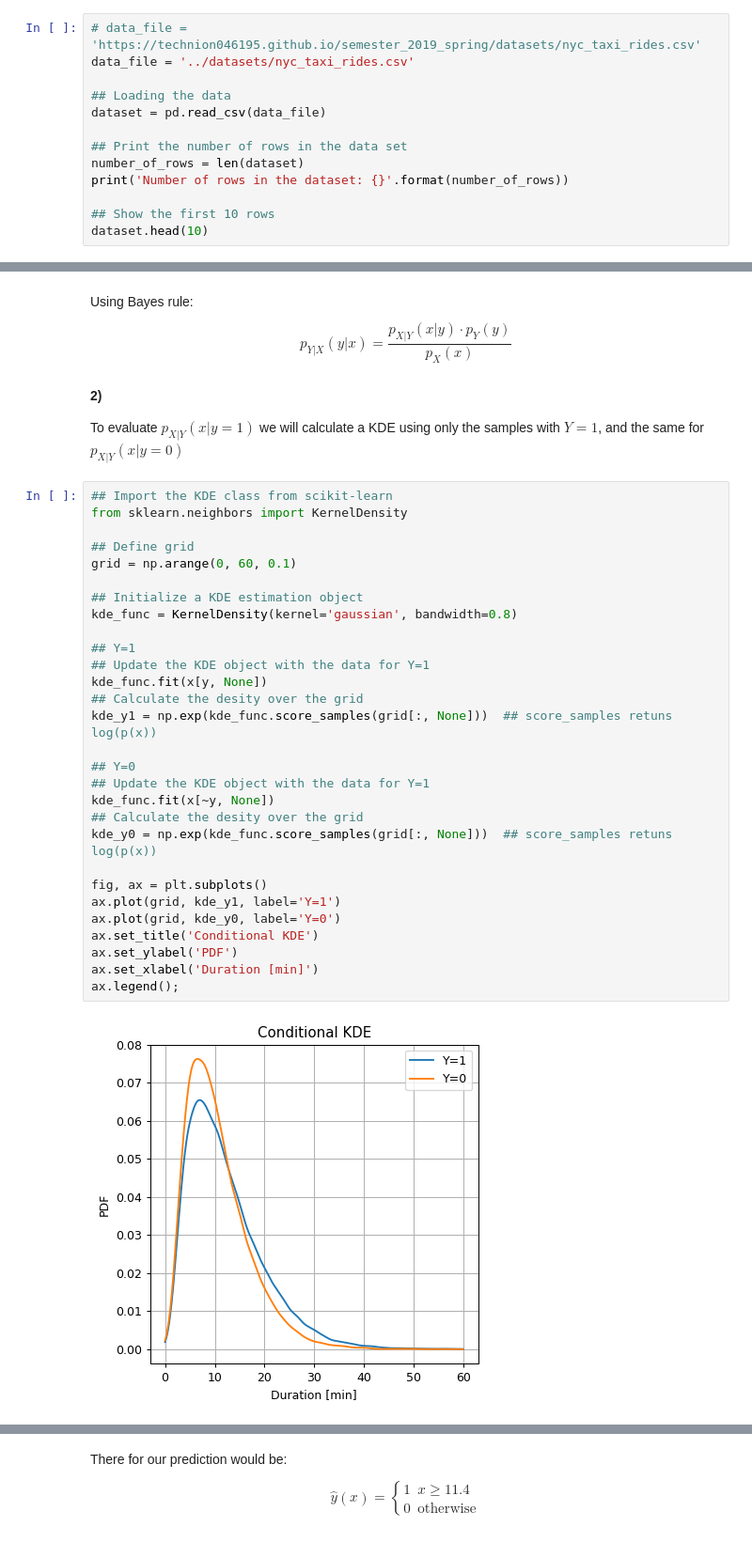
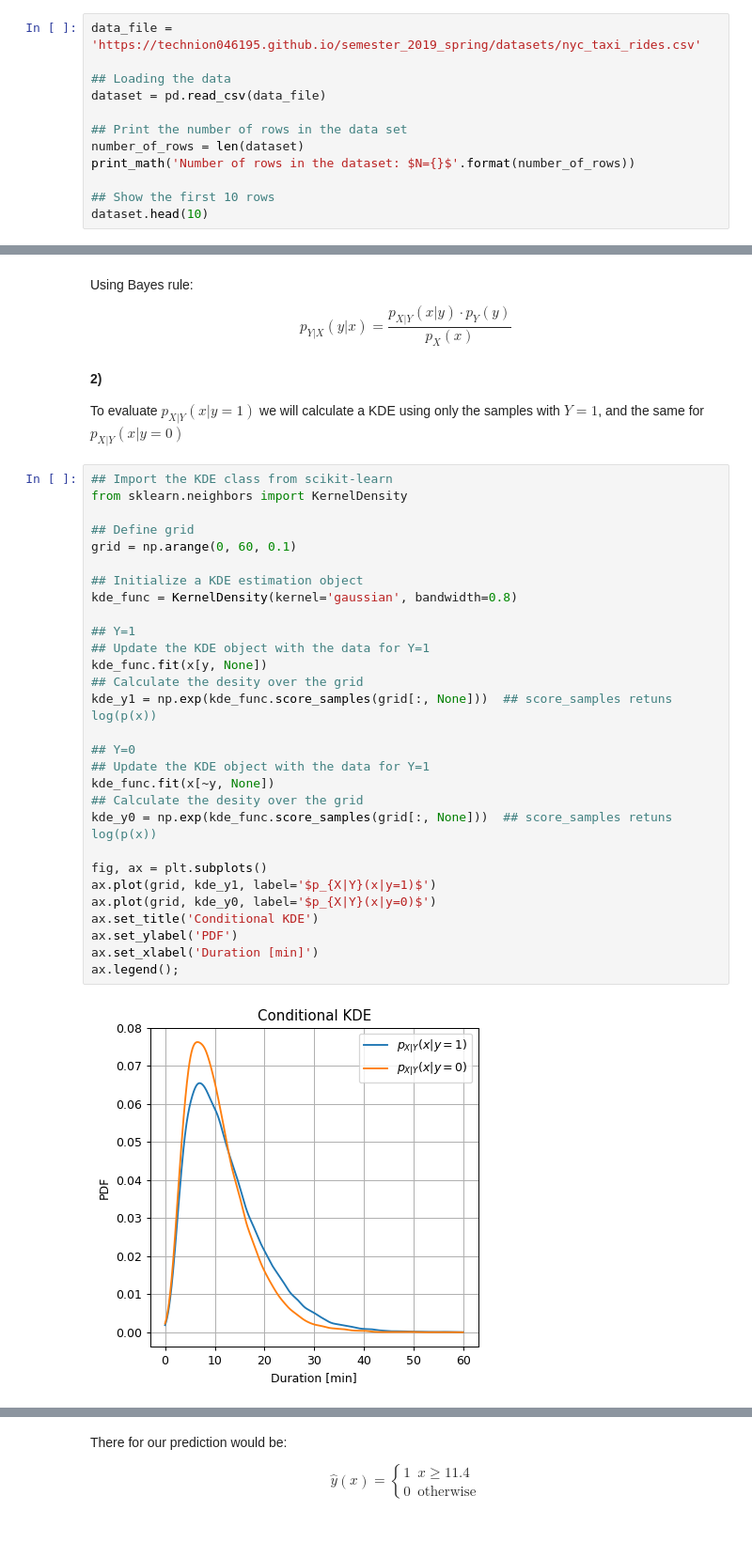
Before and after one commit to technion046195/semester_2019_spring, a Jupyter notebook: workshops/workshop_02_non_parametric_density_estimation.ipynb, the cells around one changed output, grey strips where cells are left out. Shown: that part at 94% size. Drawn from its saved outputs; the diff is of its cells as text.

```diff
--- a/workshops/workshop_02_non_parametric_density_estimation.ipynb
+++ b/workshops/workshop_02_non_parametric_density_estimation.ipynb
@@ -252,15 +48,14 @@ We will start by loading the data and taking a look at it by printing out the 10
 
 - The data can be found at [https://technion046195.github.io/semester_2019_spring/datasets/nyc_taxi_rides.csv](https://technion046195.github.io/semester_2019_spring/datasets/nyc_taxi_rides.csv)
 # %%
-# data_file = 'https://technion046195.github.io/semester_2019_spring/datasets/nyc_taxi_rides.csv'
-data_file = '../datasets/nyc_taxi_rides.csv'
+data_file = 'https://technion046195.github.io/semester_2019_spring/datasets/nyc_taxi_rides.csv'
 
 ## Loading the data
 dataset = pd.read_csv(data_file)
 
 ## Print the number of rows in the data set
 number_of_rows = len(dataset)
-print('Number of rows in the dataset: {}'.format(number_of_rows))
+print_math('Number of rows in the dataset: $N={}$'.format(number_of_rows))
 
 ## Show the first 10 rows
 dataset.head(10)
@@ -712,34 +489,34 @@ To evaluate $p_{X|Y}\left(x|y=1\right)$ we will calculate a KDE using only the s
 # %%
 ## Import the KDE class from scikit-learn
 from sklearn.neighbors import KernelDensity
 
 ## Define grid
 grid = np.arange(0, 60, 0.1)
 
 ## Initialize a KDE estimation object
 kde_func = KernelDensity(kernel='gaussian', bandwidth=0.8)
 
 ## Y=1
 ## Update the KDE object with the data for Y=1
 kde_func.fit(x[y, None])
 ## Calculate the desity over the grid
 kde_y1 = np.exp(kde_func.score_samples(grid[:, None]))  ## score_samples retuns log(p(x))
 
 ## Y=0
 ## Update the KDE object with the data for Y=1
 kde_func.fit(x[~y, None])
 ## Calculate the desity over the grid
 kde_y0 = np.exp(kde_func.score_samples(grid[:, None]))  ## score_samples retuns log(p(x))
 
 fig, ax = plt.subplots()
-ax.plot(grid, kde_y1, label='Y=1')
-ax.plot(grid, kde_y0, label='Y=0')
+ax.plot(grid, kde_y1, label='$p_{X|Y}(x|y=1)$')
+ax.plot(grid, kde_y0, label='$p_{X|Y}(x|y=0)$')
 ax.set_title('Conditional KDE')
 ax.set_ylabel('PDF')
 ax.set_xlabel('Duration [min]')
 ax.legend();
 # %% [output]
-[figure, old version]
+[figure, new version]
 # %% [markdown]
 We can see here that during the work hours, $Y=1$, a ride has a slightly higher probability to have a longer duration. Let us see if we can use this fact to improve our prediction.
 
```
Also changed, not shown: parts of 40 cells of this notebook, 12 other files.
